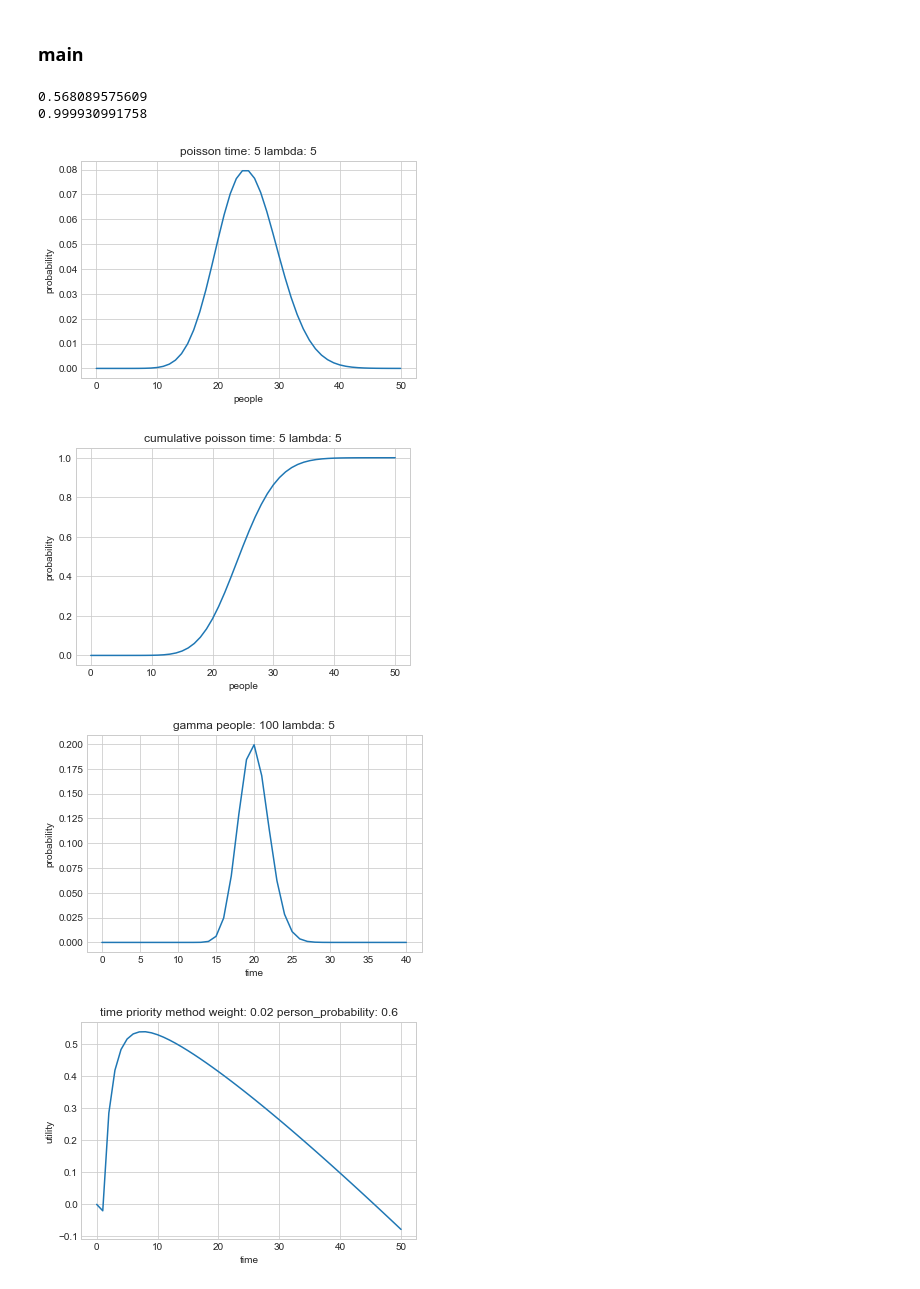
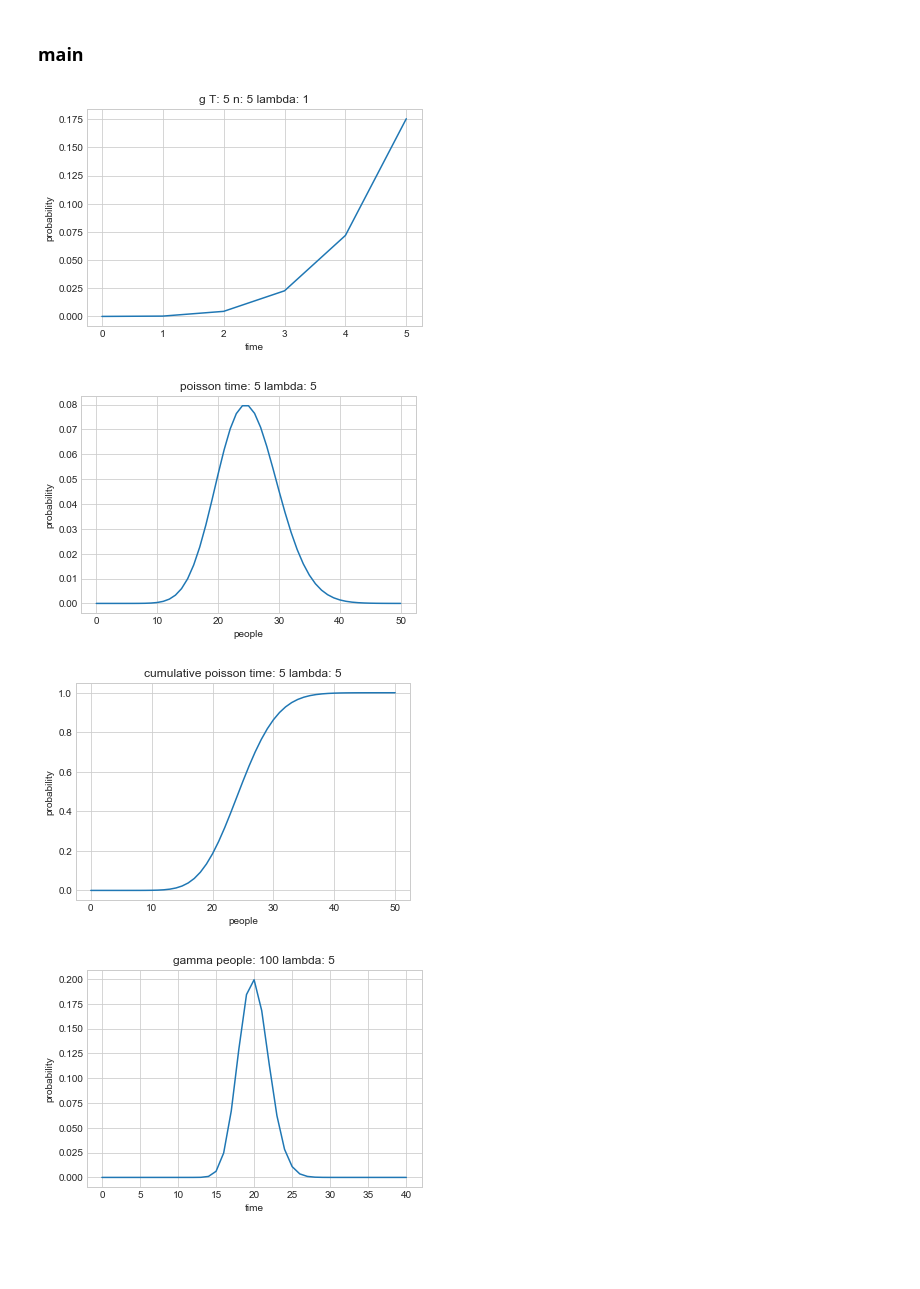
Before and after one commit to k33asby/opinion-aggregation-experiment, a Jupyter notebook: py/simulation.ipynb, the cells around one changed output. Drawn from its saved outputs; the diff is of its cells as text; code cells hidden in the pictures; blank space fills up the shorter version.

```diff
--- a/py/simulation.ipynb
+++ b/py/simulation.ipynb
@@ -44,6 +44,10 @@ class Modeling:
         for i in range(1, n + 1):
             cumulative_probability += lambda_poisson**i * t**(i - 1) * math.e**(-lambda_poisson * t) / math.factorial(i - 1)
         return cumulative_probability
+
+    # 時刻Tまでにn人現われるときに，時刻t(≤ T)にn人目が到着する(時刻tからTの間には一人も現われない)確率g(n,t,T)
+    def g(self, n, t, T, lambda_poisson):
+        return (lambda_poisson * t)**(n - 1) * math.e**(-1 * lambda_poisson * T) / math.factorial(n - 1)
 
     # 多数決による判定精度
     # n人で多数決を行う場合の判定精度をacc(n)で表す
@@ -239,6 +243,17 @@ class PlotGraph:
 #         plt.ylabel('probability')
 #         plt.plot(x_axis, y_axis)
 #         plt.show()
+
+    def plot_g(self, T, n, lambda_poisson):
+        x_axis = np.linspace(0, T, T + 1)
+        y_axis = []
+        for x in x_axis:
+            y_axis.append(m.g(n, x, T, lambda_poisson))
+        plt.title("g T: {0} n: {1} lambda: {2}".format(T, n, lambda_poisson))
+        plt.xlabel('time')
+        plt.ylabel('probability')
+        plt.plot(x_axis, y_axis)
+        plt.show()
 
     def plot_time_priority(self, w, p, lambda_poisson):
         x_axis = np.linspace(0, 50, 51)
@@ -307,27 +322,21 @@ class PlotGraph:
 # %%
 sns.set_style("whitegrid")
 m = Modeling()
 pg = PlotGraph()
 
-print
-
-print m.cumulative_poisson_probability(15, 15, 1)
-print m.cumulative_poisson_probability(15, 5, 1)
-
+pg.plot_g(5, 5, 1)
 pg.plot_poisson(5,5)
 pg.plot_cumulative_poisson(5,5)
 pg.plot_gamma(100,5)
 pg.plot_time_priority(0.02, 0.6, 1)
 pg.plot_poll_priority(0.02, 0.6, 1)
 pg.plot_vote_priority(0.02, 0.6, 1)
 pg.plot_method1(0.02, 0.6, 1)
 pg.plot_method2(20, 0.02, 0.6, 1)
 pg.plot_method3(15, 10, 0.02, 0.6, 1)
 pg.plot_method4(40, 0.02, 0.6, 1)
 # %% [output]
-0.568089575609
-0.999930991758
-[figure, old version]
+[figure, new version]
-[figure, old version]
+[figure, new version]
-[figure, old version]
+[figure, new version]
-[figure, old version]
+[figure, new version]
```
Also changed, not shown: parts of 1 cell of this notebook, 2 other files.
